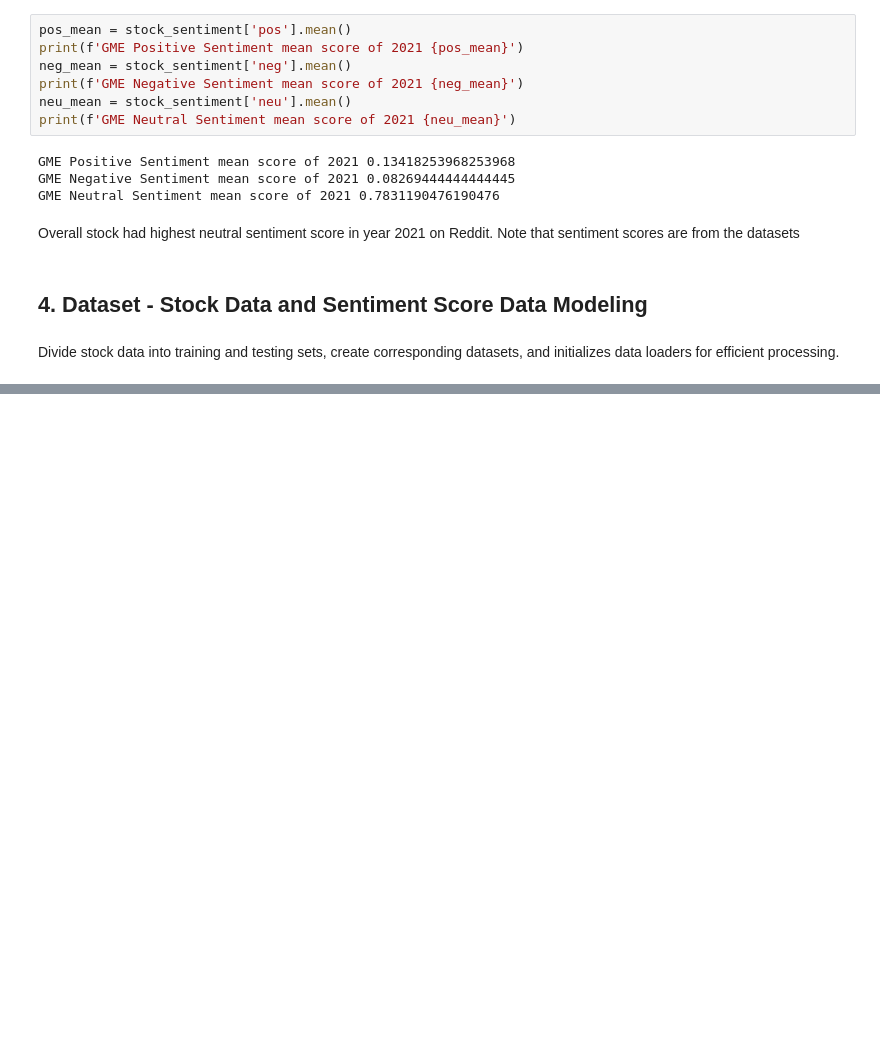
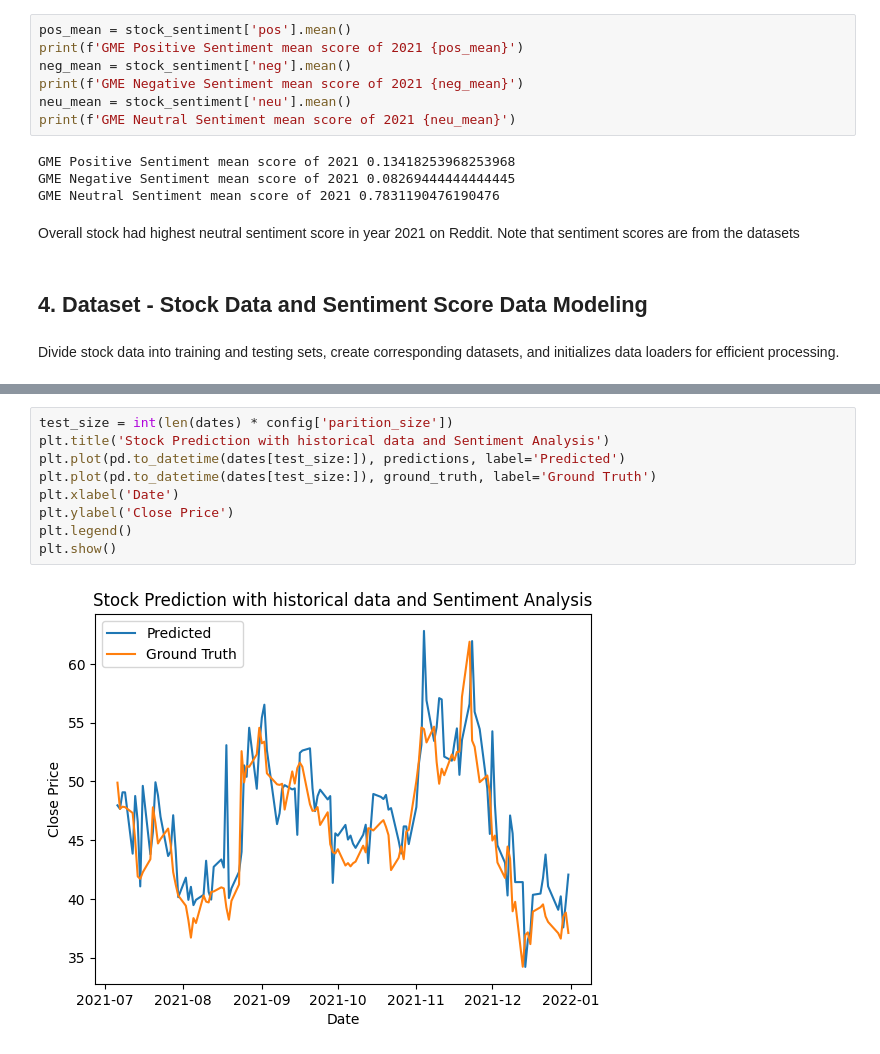
Before and after one commit to Santhoshkumar-p/stock-prediction, a Jupyter notebook: stock_prediction_submission.ipynb, the cells around one changed output, grey strips where cells are left out. Saved outputs shown, nothing was run; the diff lists cells and outputs as text; blank space fills up the shorter version.

```diff
--- a/stock_prediction_submission.ipynb
+++ b/stock_prediction_submission.ipynb
@@ -548,0 +647,11 @@ Test dataset samples = 103, batches = 11
+# %%
+test_size = int(len(dates) * config['parition_size'])
+plt.title('Stock Prediction with historical data and Sentiment Analysis')
+plt.plot(pd.to_datetime(dates[test_size:]), predictions, label='Predicted')
+plt.plot(pd.to_datetime(dates[test_size:]), ground_truth, label='Ground Truth')
+plt.xlabel('Date')
+plt.ylabel('Close Price')
+plt.legend()
+plt.show()
+# %% [output]
+[figure, added]
```
Also changed, not shown: parts of 26 cells of this notebook.
